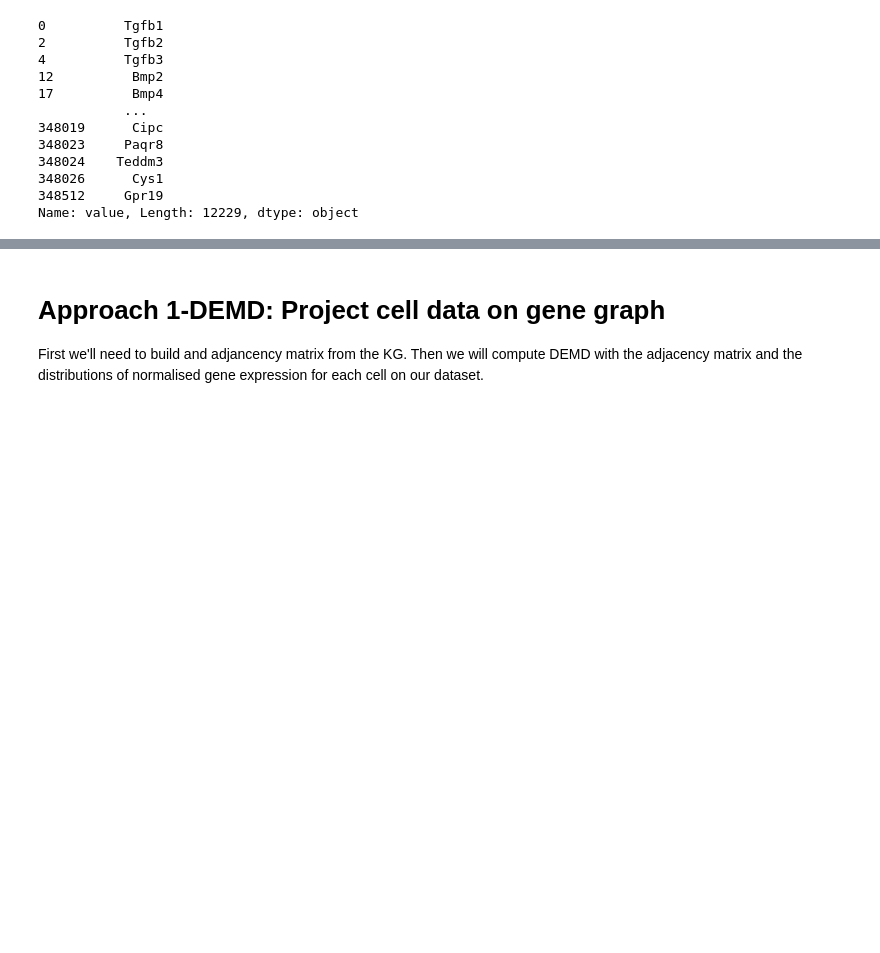
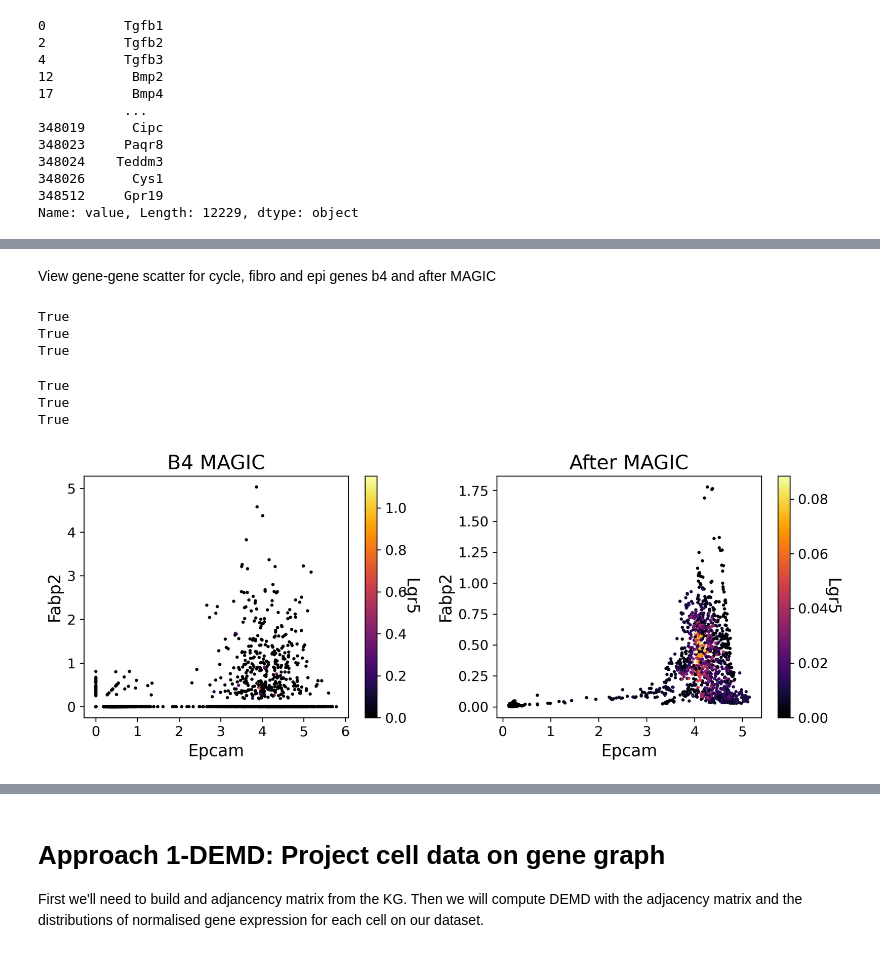
Before and after one commit to FerranC96/sKG4cellCommns, a Jupyter notebook: twoSEQ.ipynb, the cells around one changed output, grey strips where cells are left out. Saved outputs shown, nothing was run; the diff lists cells and outputs as text; code cells hidden in the pictures; blank space fills up the shorter version.

```diff
--- a/twoSEQ.ipynb
+++ b/twoSEQ.ipynb
@@ -180,0 +212,8 @@ Then normalise so that the gene expression distributions are equally big for eac
+# %%
+#MAGIC
+magic_op = magic.MAGIC(
+    knn=5, # knn_max set to 3*knn by default
+    knn_dist="euclidean",
+    decay=1, t=3, n_pca=100, random_state=12,
+    n_jobs=-2 #All but one
+                      )
@@ -194,3 +253,8 @@ gKG
 348026      Cys1
 348512     Gpr19
 Name: value, Length: 12229, dtype: object
+# %%
+dMagicRnaSeq = magic_op.fit_transform(
+    X = dRnaSeq.to_df(layer="logcounts"),
+    genes = list(gKG)
+)
@@ -196,0 +292,34 @@ Name: value, Length: 12229, dtype: object
+# %% [markdown]
+View gene-gene scatter for cycle, fibro and epi genes b4 and after MAGIC
+# %%
+print("Cd44" in dMagicRnaSeq.columns)
+print("Fabp2" in dMagicRnaSeq.columns)
+print("Epcam" in dMagicRnaSeq.columns)
+# %% [output]
+True
+True
+True
+# %%
+print("Pdgfra" in dMagicRnaSeq.columns)
+print("Cd34" in dMagicRnaSeq.columns)
+print("Thy1" in dMagicRnaSeq.columns)
+# %% [output]
+True
+True
+True
+# %%
+fig, (ax1, ax2) = plt.subplots(1,2, figsize=(10, 4), dpi=300)
+
+scprep.plot.scatter(
+    x=dRnaSeq.to_df(layer="logcounts")["Epcam"], y=dRnaSeq.to_df(layer="logcounts")["Fabp2"], c=dRnaSeq.to_df(layer="logcounts")["Lgr5"],
+    xlabel="Epcam", ylabel="Fabp2", legend_title="Lgr5",
+    ax=ax1, title="B4 MAGIC")
+scprep.plot.scatter(
+    x=dMagicRnaSeq["Epcam"], y=dMagicRnaSeq["Fabp2"], c=dMagicRnaSeq["Lgr5"],
+    xlabel="Epcam", ylabel="Fabp2", legend_title="Lgr5",
+    ax=ax2, title="After MAGIC")
+
+plt.tight_layout()
+plt.show()
+# %% [output]
+[figure, added]
```
Also changed, not shown: parts of 20 cells of this notebook.
